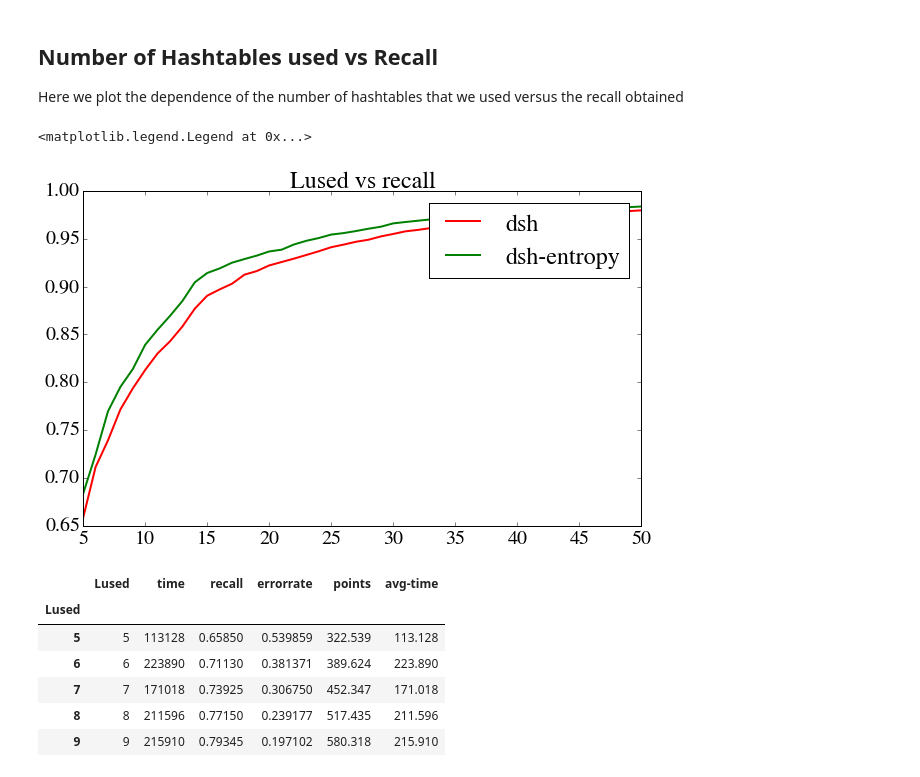
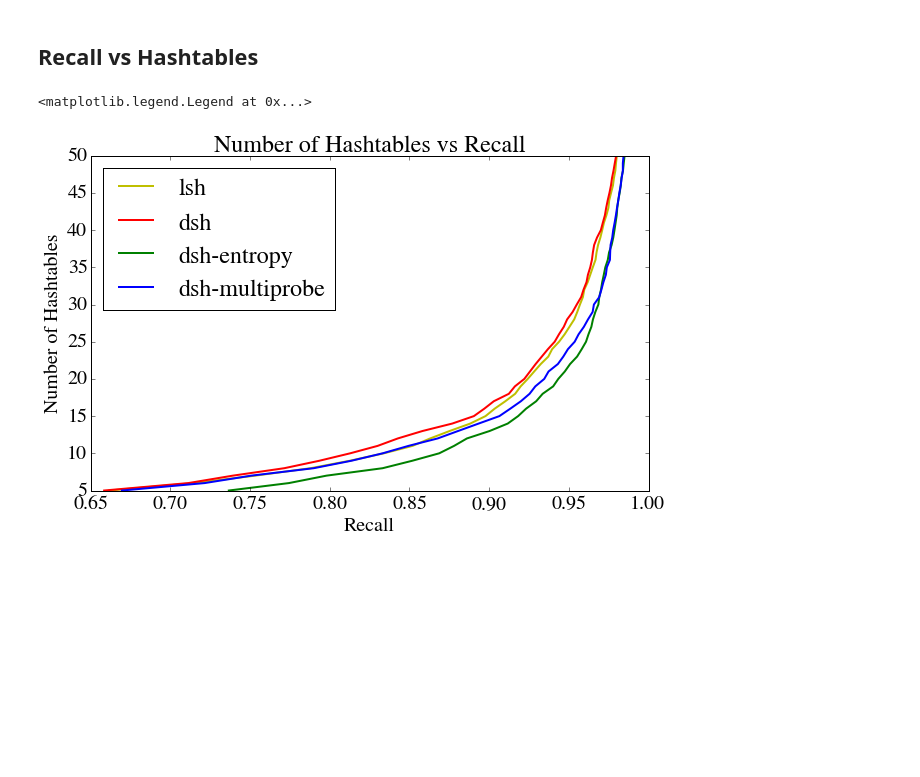
Before and after one commit to srijanshetty/data-sensitive-hashing, a Jupyter notebook: results/Analysis.ipynb, the cells around one changed output. Drawn from its saved outputs; the diff is of its cells as text; code cells hidden in the pictures; blank space fills up the shorter version.

Commit message:
Some new plots and more analysis

```diff
--- a/results/Analysis.ipynb
+++ b/results/Analysis.ipynb
@@ -22,28 +33,19 @@ rcParams['font.family'] = 'StixGeneral'
 # %%
-normal = pd.read_csv('normalknn.csv')
+lsh = pd.read_csv('lsh.csv')
+dsh = pd.read_csv('dsh.csv')
 entropy = pd.read_csv('entropy.csv')
+multiprobe = pd.read_csv('multiprobe.csv')
-# %% [markdown]
-## Number of Hashtables used vs Recall
-Here we plot the dependence of the number of hashtables that we used versus the recall obtained
-# %%
-normal.index = normal['Lused']
-entropy.index = entropy['Lused']
-
-plt.title('Lused vs recall')
-plot1, = plt.plot(normal['Lused'], normal['recall'], 'r', label='dsh')
-plot2, = plt.plot(entropy['Lused'], entropy['recall'], 'g', label='dsh-entropy')
-plt.legend([plot1, plot2], ['dsh', 'dsh-entropy'])
-# %% [output]
-<matplotlib.legend.Legend at 0x...>
-[figure, removed]
-# %%
-normal['avg-time'] = normal['time'] / 1000
-entropy['avg-time'] = entropy['time'] / 1000
-# %% [output]
-|  | Lused | time | recall | errorrate | points | avg-time |
-| Lused |  |  |  |  |  |  |
-| 5 | 5 | 113128 | 0.65850 | 0.539859 | 322.539 | 113.128 |
-| 6 | 6 | 223890 | 0.71130 | 0.381371 | 389.624 | 223.890 |
-| 7 | 7 | 171018 | 0.73925 | 0.306750 | 452.347 | 171.018 |
-| 8 | 8 | 211596 | 0.77150 | 0.239177 | 517.435 | 211.596 |
-| 9 | 9 | 215910 | 0.79345 | 0.197102 | 580.318 | 215.910 |
+# %% [markdown]
+## Recall vs Hashtables
+# %%
+plt.title('Number of Hashtables vs Recall')
+plt.xlabel('Recall')
+plt.ylabel('Number of Hashtables')
+plot0, = plt.plot(lsh['recall'], lsh['Lused'], 'y')
+plot1, = plt.plot(dsh['recall'], dsh['Lused'], 'r')
+plot2, = plt.plot(entropy['recall'], entropy['Lused'], 'g')
+plot3, = plt.plot(multiprobe['recall'], multiprobe['Lused'], 'b')
+plt.legend([plot0, plot1, plot2, plot3], ['lsh', 'dsh', 'dsh-entropy', 'dsh-multiprobe'], loc=2)
+# %% [output]
+<matplotlib.legend.Legend at 0x...>
+[figure, added]
```
Also changed, not shown: parts of 13 cells of this notebook, 1 other file.
